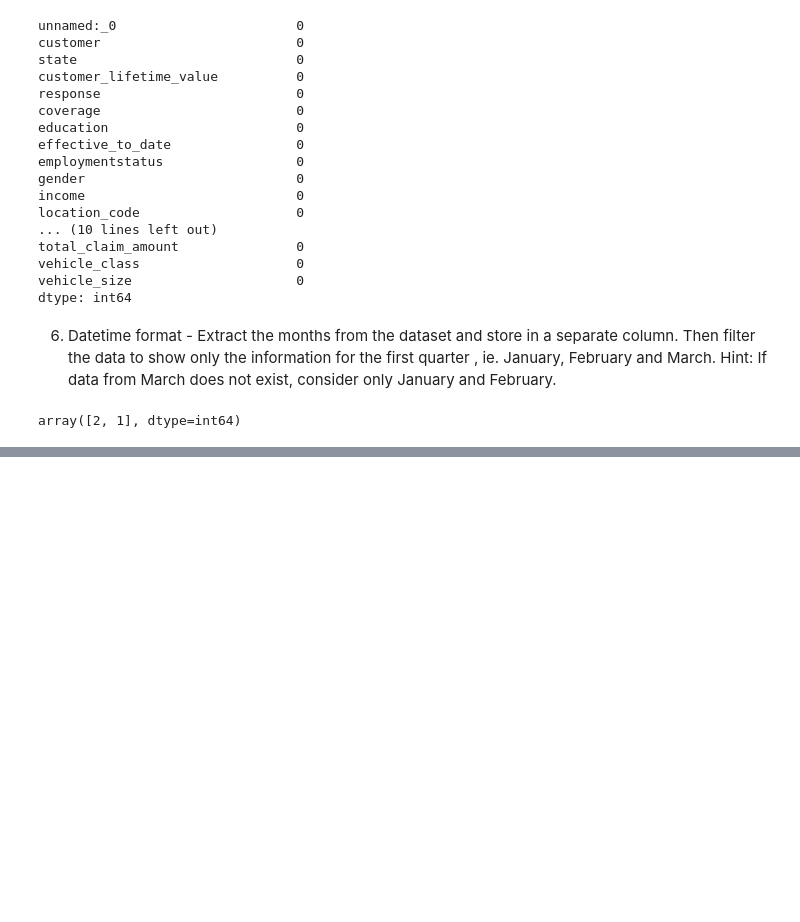
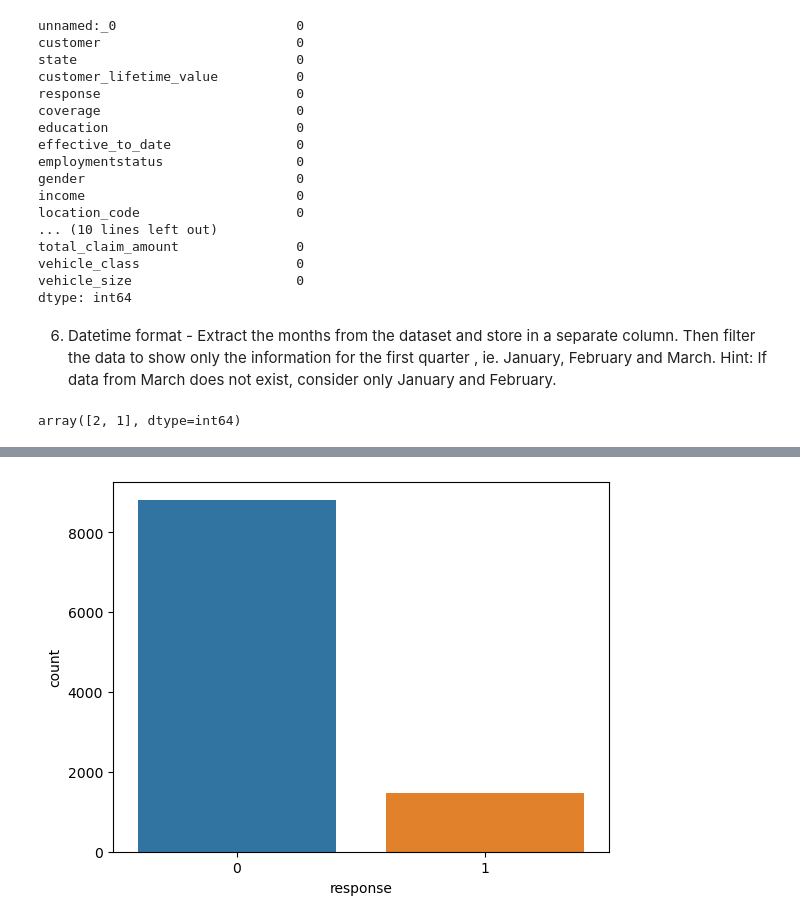
Before and after one commit to GiancarloSanna/lab-customer-analysis-round-2, a Jupyter notebook: files_for_lab/csv_files/Solutions.ipynb, the cells around one changed output, grey strips where cells are left out. Drawn from its saved outputs; the diff is of its cells as text; code cells hidden in the pictures; blank space fills up the shorter version.

```diff
--- a/files_for_lab/csv_files/Solutions.ipynb
+++ b/files_for_lab/csv_files/Solutions.ipynb
@@ -280,0 +332,3 @@ array(['2/18/11', '1/18/11', '2/10/11', '1/11/11', '1/17/11', '2/14/11',
+# %%
+# For the following analysis we convert the responses to a numerical value, 'Yes' = 1, 'No' = 0
+df['response'] = df['response'].apply(lambda x : 1 if x == 'Yes' else 0)
@@ -280,0 +339,6 @@ array(['2/18/11', '1/18/11', '2/10/11', '1/11/11', '1/17/11', '2/14/11',
+# %%
+# 3. Show a plot of the total number of responses
+sns.countplot(x='response', data=df)
+plt.show()
+# %% [output]
+[figure, added]
```
Also changed, not shown: parts of 10 cells of this notebook.
